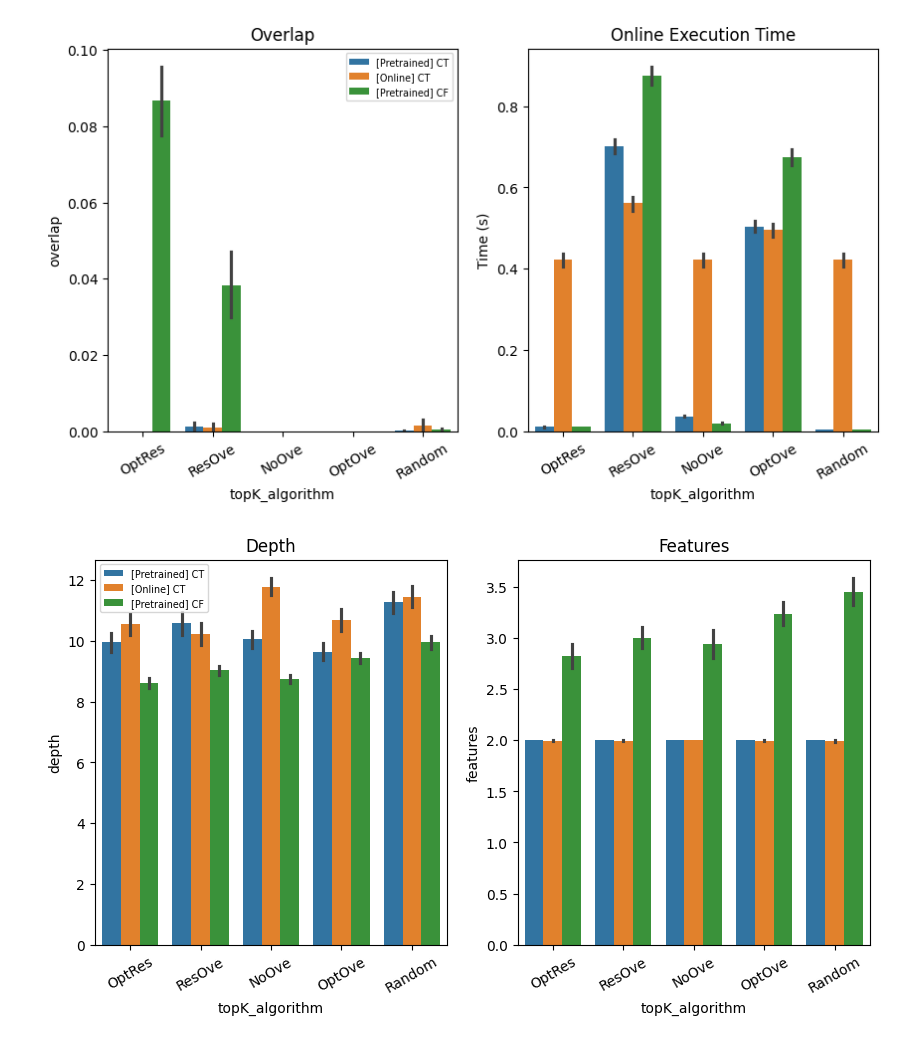
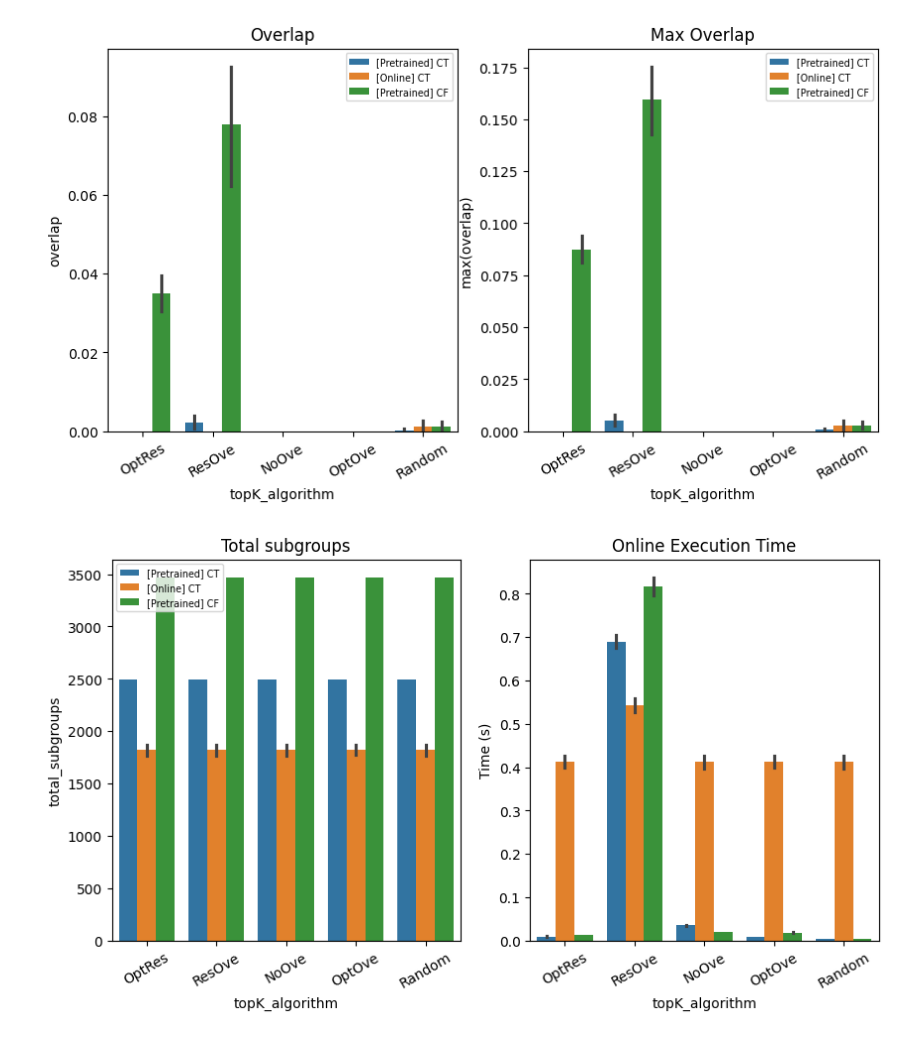
Before and after one commit to antonismand/Query-Driven-Data-Exploration-with-Heterogeneous-Treatment-Effects, a Jupyter notebook: experiments/cate_models.ipynb, the cells around one changed output. Drawn from its saved outputs; the diff is of its cells as text; code cells hidden in the pictures.

Commit message:
reduce MAX_PAIRWISE_OVERLAP to 0.2; add max_overlap plot; updates in experiment logic; break OptOve

```diff
--- a/experiments/cate_models.ipynb
+++ b/experiments/cate_models.ipynb
@@ -5,4 +8,4 @@ from trees.experiment import Experiment
 # %%
-exp = Experiment("topK_algorithm", exp_name="cate_models", data_iterations=1, user_iterations=50)
-exp.plot(hue="algorithm")
+exp = Experiment("topK_algorithm", exp_name="cate_models", user_iterations=50, cate_models=[CT, CTP, CFT])
+exp.plots(hue="algorithm")
 # %% [output]
@@ -27,2 +30,2 @@ exp.plot(hue="algorithm")
-[figure, old version]
+[figure, new version]
-[figure, old version]
+[figure, new version]
```
Also changed, not shown: parts of 3 cells of this notebook, 4 other files.
